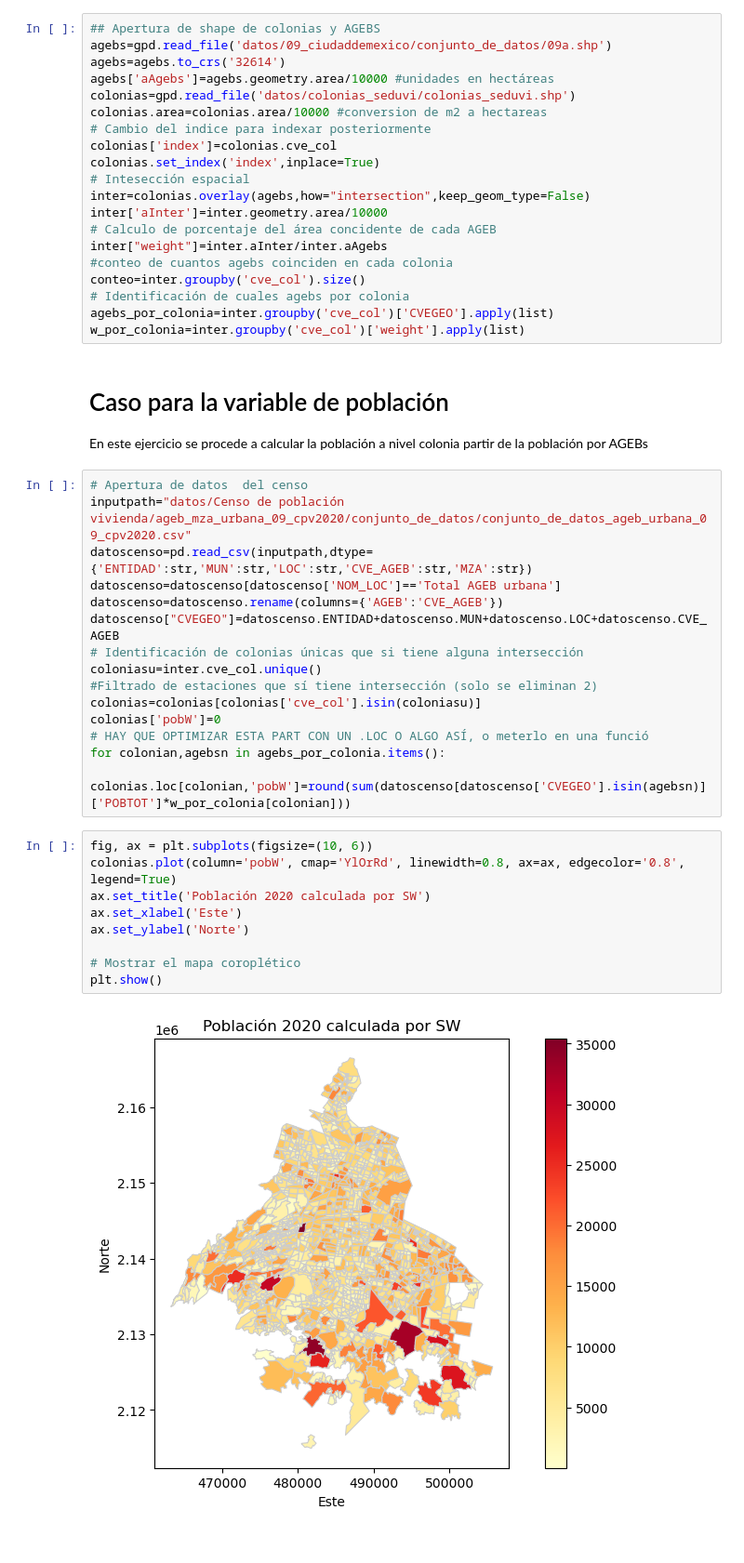
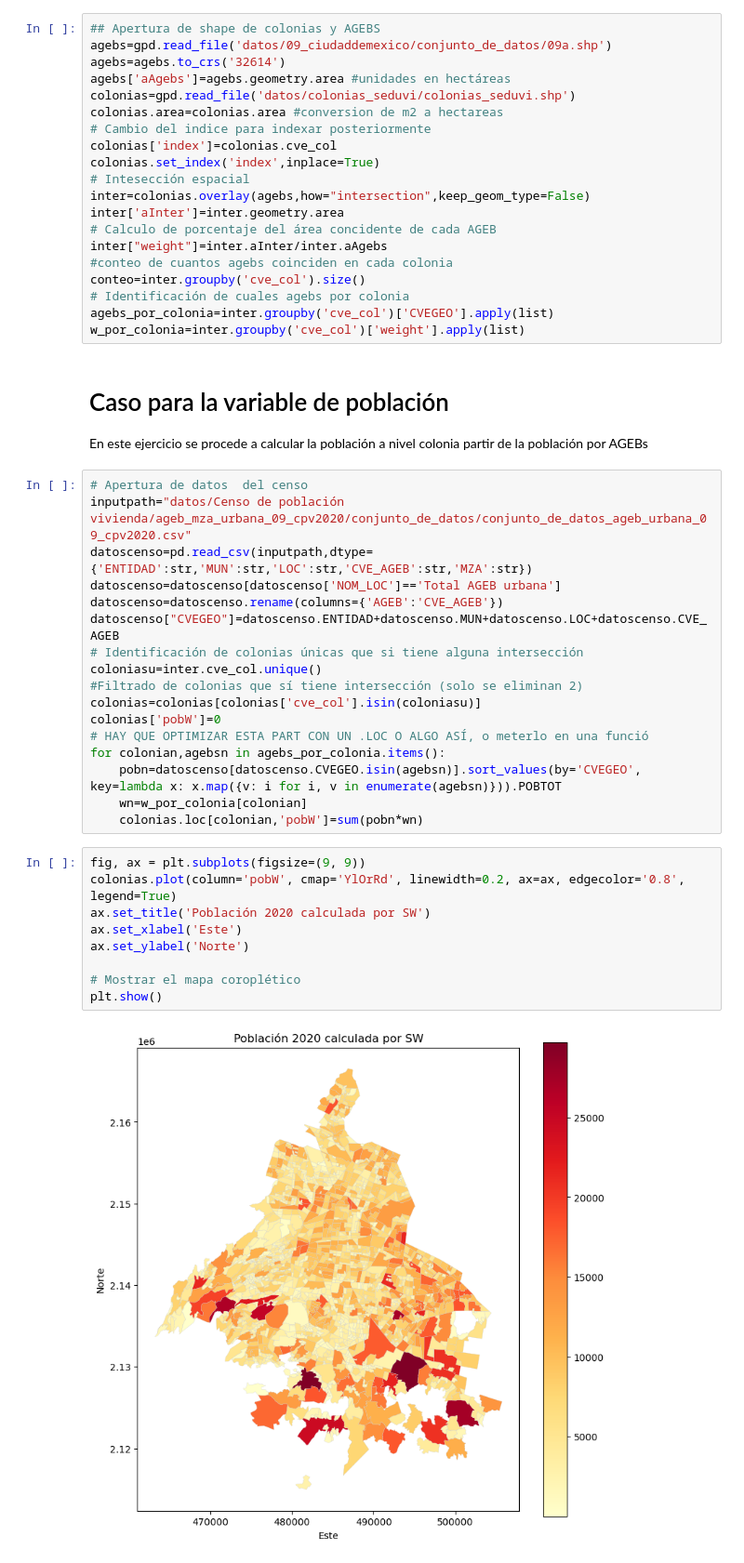
Before and after one commit to rulas99/colonias_cdmx, a Jupyter notebook: sumaponderada.ipynb, the cells around one changed output. Shown: that part at 93% size. Cells and saved outputs as stored; diff of their text form.

Commit message:
Se Verificó que los valores de población por colonias sean correctos. El problema estaba que la población no estaba ordenada

```diff
--- a/sumaponderada.ipynb
+++ b/sumaponderada.ipynb
@@ -11,15 +11,15 @@ from pyproj import Transformer
 ## Apertura de shape de colonias y AGEBS
 agebs=gpd.read_file('datos/09_ciudaddemexico/conjunto_de_datos/09a.shp')
 agebs=agebs.to_crs('32614')
-agebs['aAgebs']=agebs.geometry.area/10000 #unidades en hectáreas
+agebs['aAgebs']=agebs.geometry.area #unidades en hectáreas
 colonias=gpd.read_file('datos/colonias_seduvi/colonias_seduvi.shp')
-colonias.area=colonias.area/10000 #conversion de m2 a hectareas
+colonias.area=colonias.area #conversion de m2 a hectareas
 # Cambio del indice para indexar posteriormente
 colonias['index']=colonias.cve_col
 colonias.set_index('index',inplace=True)
 # Intesección espacial
 inter=colonias.overlay(agebs,how="intersection",keep_geom_type=False)
-inter['aInter']=inter.geometry.area/10000
+inter['aInter']=inter.geometry.area
 # Calculo de porcentaje del área concidente de cada AGEB
 inter["weight"]=inter.aInter/inter.aAgebs
 #conteo de cuantos agebs coinciden en cada colonia
@@ -39,20 +39,22 @@ datoscenso=datoscenso.rename(columns={'AGEB':'CVE_AGEB'})
 datoscenso["CVEGEO"]=datoscenso.ENTIDAD+datoscenso.MUN+datoscenso.LOC+datoscenso.CVE_AGEB
 # Identificación de colonias únicas que si tiene alguna intersección
 coloniasu=inter.cve_col.unique()
-#Filtrado de estaciones que sí tiene intersección (solo se eliminan 2)
+#Filtrado de colonias que sí tiene intersección (solo se eliminan 2)
 colonias=colonias[colonias['cve_col'].isin(coloniasu)]
 colonias['pobW']=0
 # HAY QUE OPTIMIZAR ESTA PART CON UN .LOC O ALGO ASÍ, o meterlo en una funció
 for colonian,agebsn in agebs_por_colonia.items():
-    colonias.loc[colonian,'pobW']=round(sum(datoscenso[datoscenso['CVEGEO'].isin(agebsn)]['POBTOT']*w_por_colonia[colonian]))
+    pobn=datoscenso[datoscenso.CVEGEO.isin(agebsn)].sort_values(by='CVEGEO', key=lambda x: x.map({v: i for i, v in enumerate(agebsn)})).POBTOT
+    wn=w_por_colonia[colonian]
+    colonias.loc[colonian,'pobW']=sum(pobn*wn)
 # %%
-fig, ax = plt.subplots(figsize=(10, 6))
-colonias.plot(column='pobW', cmap='YlOrRd', linewidth=0.8, ax=ax, edgecolor='0.8', legend=True)
+fig, ax = plt.subplots(figsize=(9, 9))
+colonias.plot(column='pobW', cmap='YlOrRd', linewidth=0.2, ax=ax, edgecolor='0.8', legend=True)
 ax.set_title('Población 2020 calculada por SW')
 ax.set_xlabel('Este')
 ax.set_ylabel('Norte')
 
 # Mostrar el mapa coroplético
 plt.show()
 # %% [output]
-[figure, old version]
+[figure, new version]
```
Also changed, not shown: parts of 4 cells of this notebook, 1 other file.
